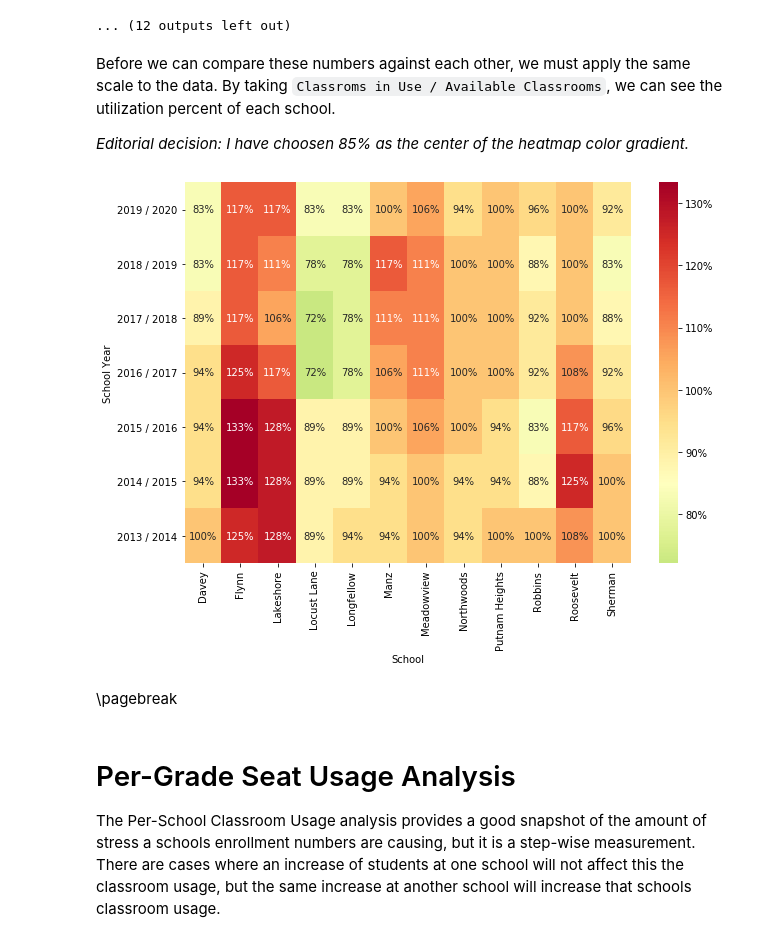
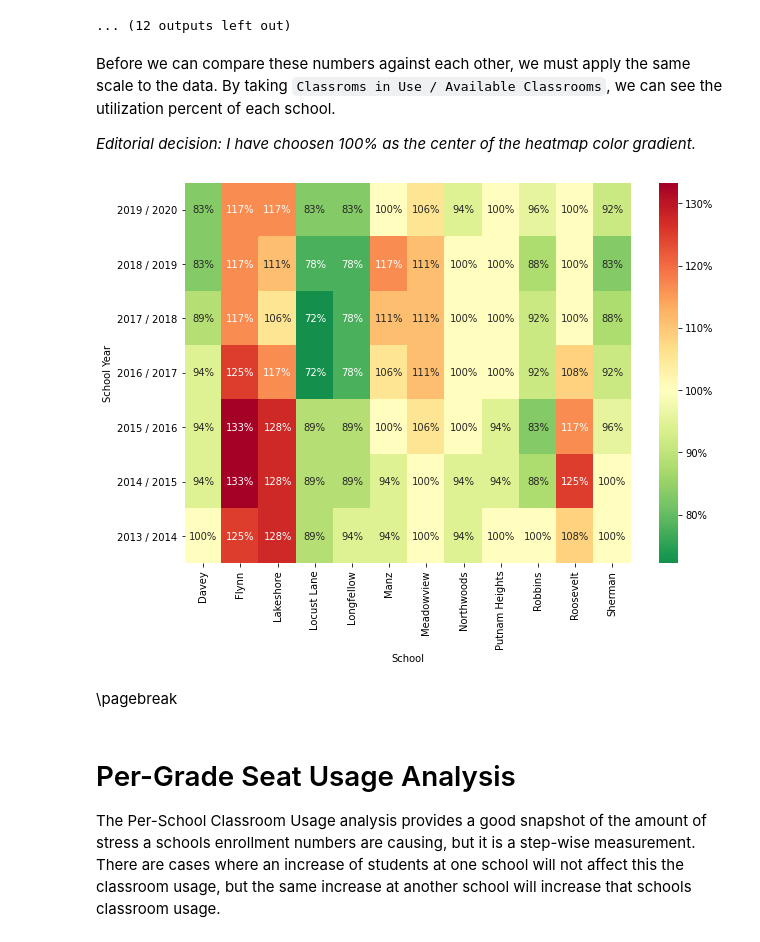
Before and after one commit to toxygene/ecasd-enrollment, a Jupyter notebook: Enrollment Data Analysis.ipynb, the cells around one changed output. Saved outputs shown, nothing was run; the diff lists cells and outputs as text; code cells hidden in the pictures.

```diff
--- a/Enrollment Data Analysis.ipynb
+++ b/Enrollment Data Analysis.ipynb
@@ -150,21 +151,21 @@ for schoolName, school_classroom_utilization_per_year in classroom_utilization_p
 # %% [markdown]
 Before we can compare these numbers against each other, we must apply the same scale to the data. By taking `Classroms in Use / Available Classrooms`, we can see the utilization percent of each school.
 
-*Editorial decision: I have choosen 85% as the center of the heatmap color gradient.*
+*Editorial decision: I have choosen 100% as the center of the heatmap color gradient.*
 # %%
 classroom_utilization_per_school_year['Classroom Utilization Ratio'] = (classroom_utilization_per_school_year['Classrooms in Use'] / classroom_utilization_per_school_year['Available Classrooms'])
 classroom_utilization_per_school_year['Classroom Utilization Percent'] = classroom_utilization_per_school_year['Classroom Utilization Ratio']
 
 classroom_utilization_per_school_year = classroom_utilization_per_school_year[['School Year','School','Classroom Utilization Percent']].set_index(['School Year','School']).unstack()['Classroom Utilization Percent'].sort_values('School Year', ascending=False)
 
 fig, ax = plt.subplots(figsize=(10,7))
-sns.heatmap(classroom_utilization_per_school_year, center=.85, annot=True, cmap="RdYlGn_r", ax=ax, fmt='.0%', cbar_kws={'format': FuncFormatter(lambda x,pos: '{:.0%}'.format(x))})
+sns.heatmap(classroom_utilization_per_school_year, center=1, annot=True, cmap="RdYlGn_r", ax=ax, fmt='.0%', cbar_kws={'format': FuncFormatter(lambda x,pos: '{:.0%}'.format(x))})
 
 plt.yticks(rotation=0)
 plt.show()
 display(Markdown('\pagebreak'))
 # %% [output]
-[figure, old version]
+[figure, new version]
 \pagebreak
 # %% [markdown]
 # Per-Grade Seat Usage Analysis
```
Also changed, not shown: parts of 3 cells of this notebook.
